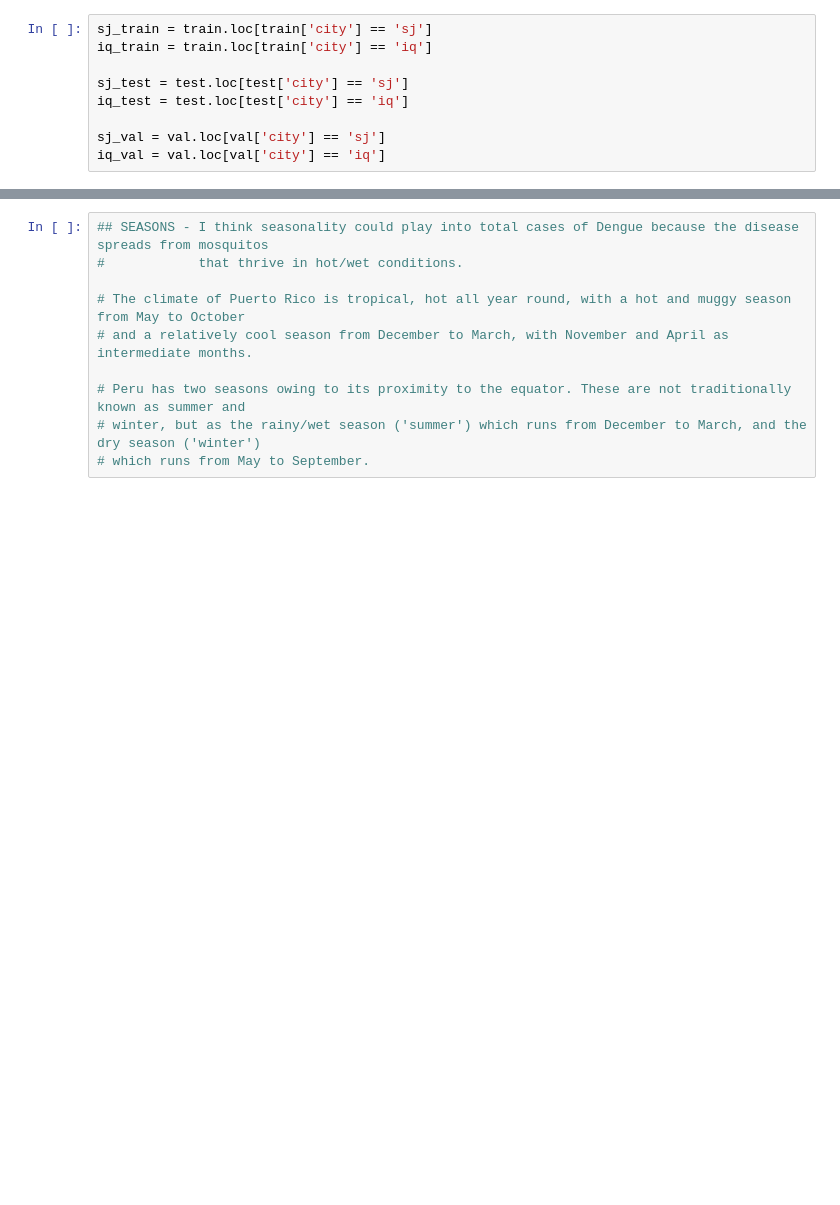
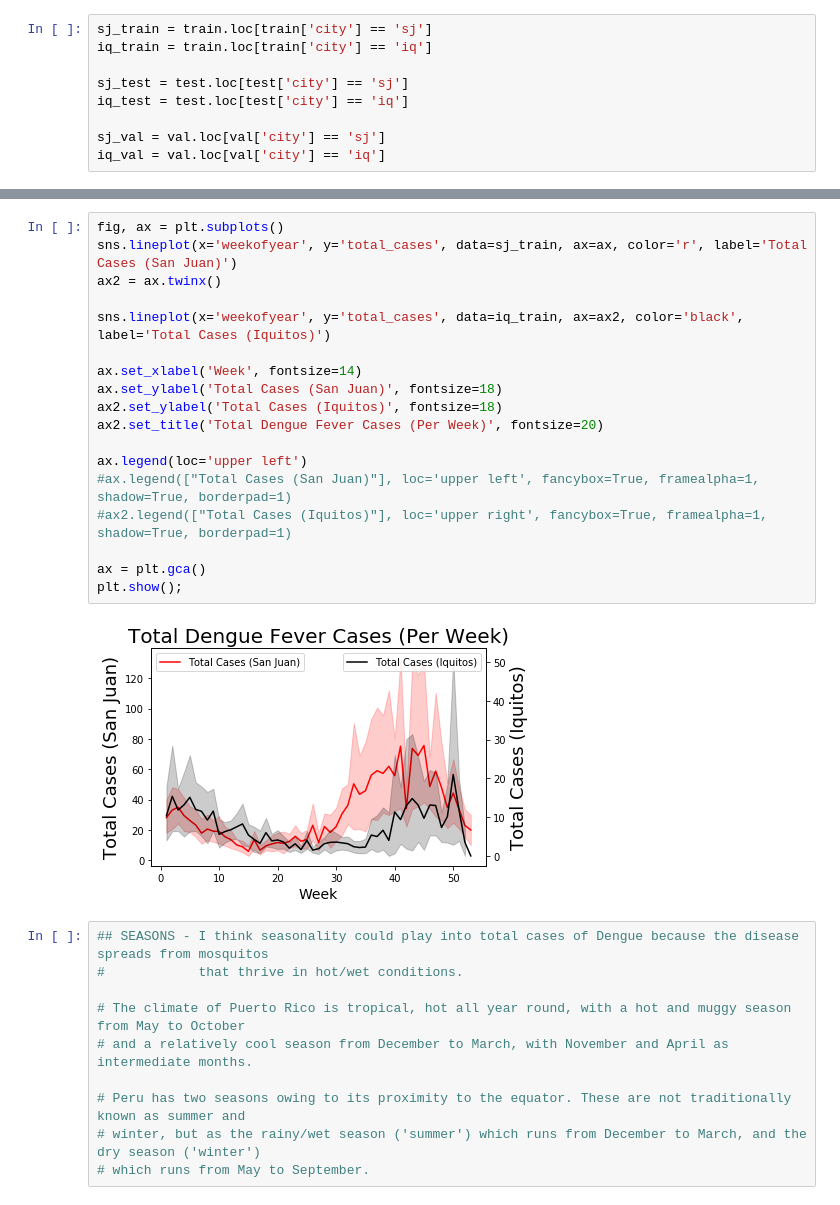
Before and after one commit to JackRossProjects/Dengue-Fever-Prediction, a Jupyter notebook: Dengue-Fever-Prediction.ipynb, the cells around one changed output, grey strips where cells are left out. Drawn from its saved outputs; the diff is of its cells as text; blank space fills up the shorter version.

```diff
--- a/Dengue-Fever-Prediction.ipynb
+++ b/Dengue-Fever-Prediction.ipynb
@@ -35,3 +60,23 @@ iq_val = val.loc[val['city'] == 'iq']
+# %%
+fig, ax = plt.subplots()
+sns.lineplot(x='weekofyear', y='total_cases', data=sj_train, ax=ax, color='r', label='Total Cases (San Juan)')
+ax2 = ax.twinx()
+
+sns.lineplot(x='weekofyear', y='total_cases', data=iq_train, ax=ax2, color='black', label='Total Cases (Iquitos)')
+
+ax.set_xlabel('Week', fontsize=14)
+ax.set_ylabel('Total Cases (San Juan)', fontsize=18)
+ax2.set_ylabel('Total Cases (Iquitos)', fontsize=18)
+ax2.set_title('Total Dengue Fever Cases (Per Week)', fontsize=20)
+
+ax.legend(loc='upper left')
+#ax.legend(["Total Cases (San Juan)"], loc='upper left', fancybox=True, framealpha=1, shadow=True, borderpad=1)
+#ax2.legend(["Total Cases (Iquitos)"], loc='upper right', fancybox=True, framealpha=1, shadow=True, borderpad=1)
+
+ax = plt.gca()
+plt.show();
+# %% [output]
+[figure, added]
 # %%
 ## SEASONS - I think seasonality could play into total cases of Dengue because the disease spreads from mosquitos
 #            that thrive in hot/wet conditions.
```
Also changed, not shown: parts of 33 cells of this notebook.
